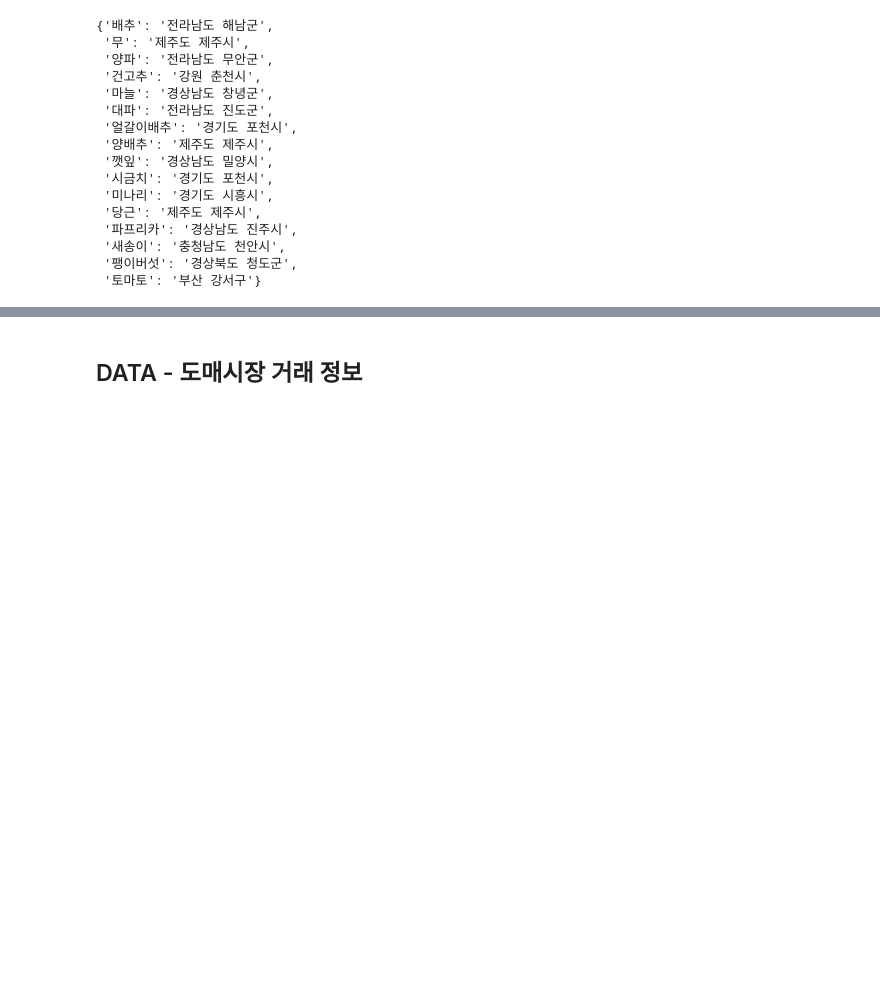
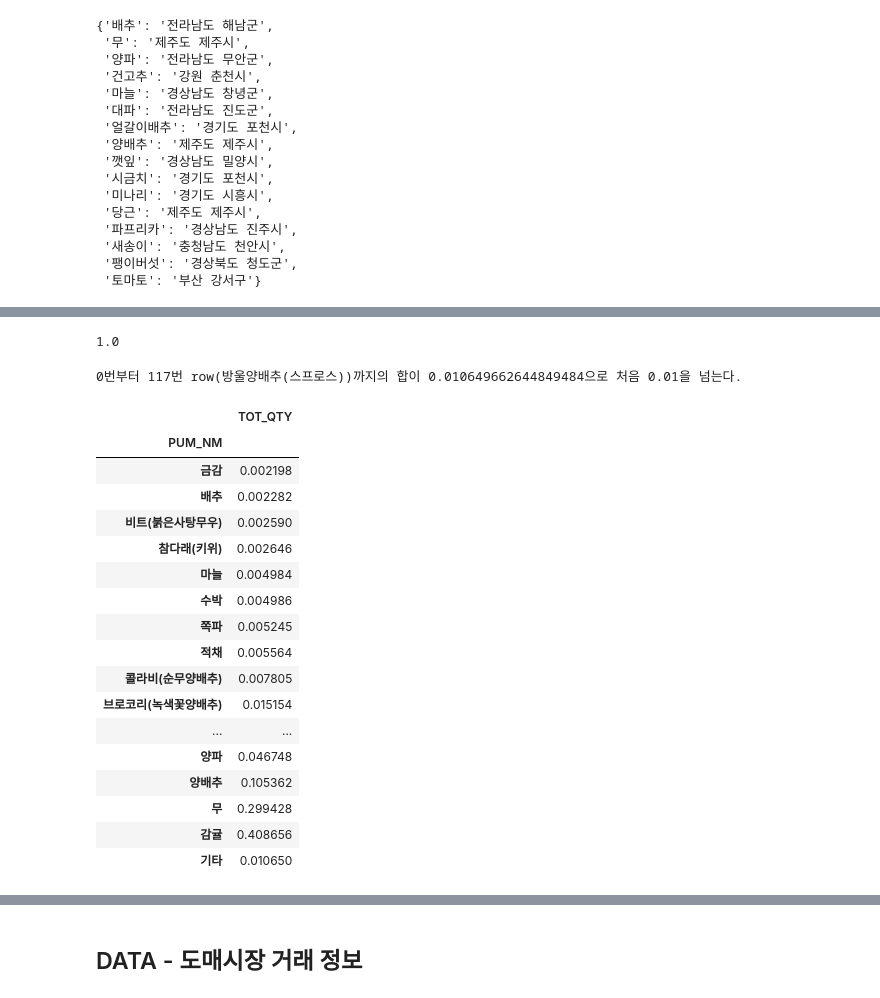
Before and after one commit to yongchoooon/Farm-o-rama, a Jupyter notebook: practice.ipynb, the cells around one changed output, grey strips where cells are left out. Drawn from its saved outputs; the diff is of its cells as text; code cells hidden in the pictures; blank space fills up the shorter version.

```diff
--- a/practice.ipynb
+++ b/practice.ipynb
@@ -152,0 +201,49 @@ joosan_dict
+# %%
+# 2016년 제주도산 농산물의 품목별 전체 거래중량
+grouped_san_jeju = df_2016_san_jeju.groupby(["PUM_NM"])["TOT_QTY"].sum().sort_values()
+grouped_san_jeju = pd.DataFrame(data = grouped_san_jeju)
+
+# 합이 1이 되도록 정규화
+grouped_san_jeju["TOT_QTY"] /= grouped_san_jeju["TOT_QTY"].sum()
+grouped_san_jeju["TOT_QTY"].sum()
+# %% [output]
+1.0
+# %%
+# 2016년 제주도산 농산물의 품목별 전체 거래중량에서 0번 품목부터 117번 품목까지의 거래중량이 차지하는 비율이 1%
+sum = 0
+for i in range(0, 136):
+    sum += grouped_san_jeju["TOT_QTY"][i]
+    if sum > 0.01:
+        print("0번부터 {}번 row({})까지의 합이 {}으로 처음 0.01을 넘는다.".format(i, grouped_san_jeju.index[i], sum))
+        break
+# %% [output]
+0번부터 117번 row(방울양배추(스프로스))까지의 합이 0.010649662644849484으로 처음 0.01을 넘는다.
+# %%
+# 0번부터 117번까지를 '기타'로 묶어서 새로운 column을 생성
+etc_name = "기타"
+etc_value = grouped_san_jeju["TOT_QTY"][0:118].sum()
+# %%
+# 0번부터 117번까지 '기타'로 묶고 새로운 grouped DataFrame을 생성
+etc_data = {'PUM_NM' : etc_name, 'TOT_QTY' : etc_value}
+
+grouped_san_jeju = grouped_san_jeju.drop(grouped_san_jeju.index[0:118]).reset_index().append(etc_data, ignore_index = True).set_index("PUM_NM")
+grouped_san_jeju
+# %% [output]
+|  | TOT_QTY |
+| PUM_NM |  |
+| 금감 | 0.002198 |
+| 배추 | 0.002282 |
+| 비트(붉은사탕무우) | 0.002590 |
+| 참다래(키위) | 0.002646 |
+| 마늘 | 0.004984 |
+| 수박 | 0.004986 |
+| 쪽파 | 0.005245 |
+| 적채 | 0.005564 |
+| 콜라비(순무양배추) | 0.007805 |
+| 브로코리(녹색꽃양배추) | 0.015154 |
+| ... | ... |
+| 양파 | 0.046748 |
+| 양배추 | 0.105362 |
+| 무 | 0.299428 |
+| 감귤 | 0.408656 |
+| 기타 | 0.010650 |
```
Also changed, not shown: parts of 21 cells of this notebook.
